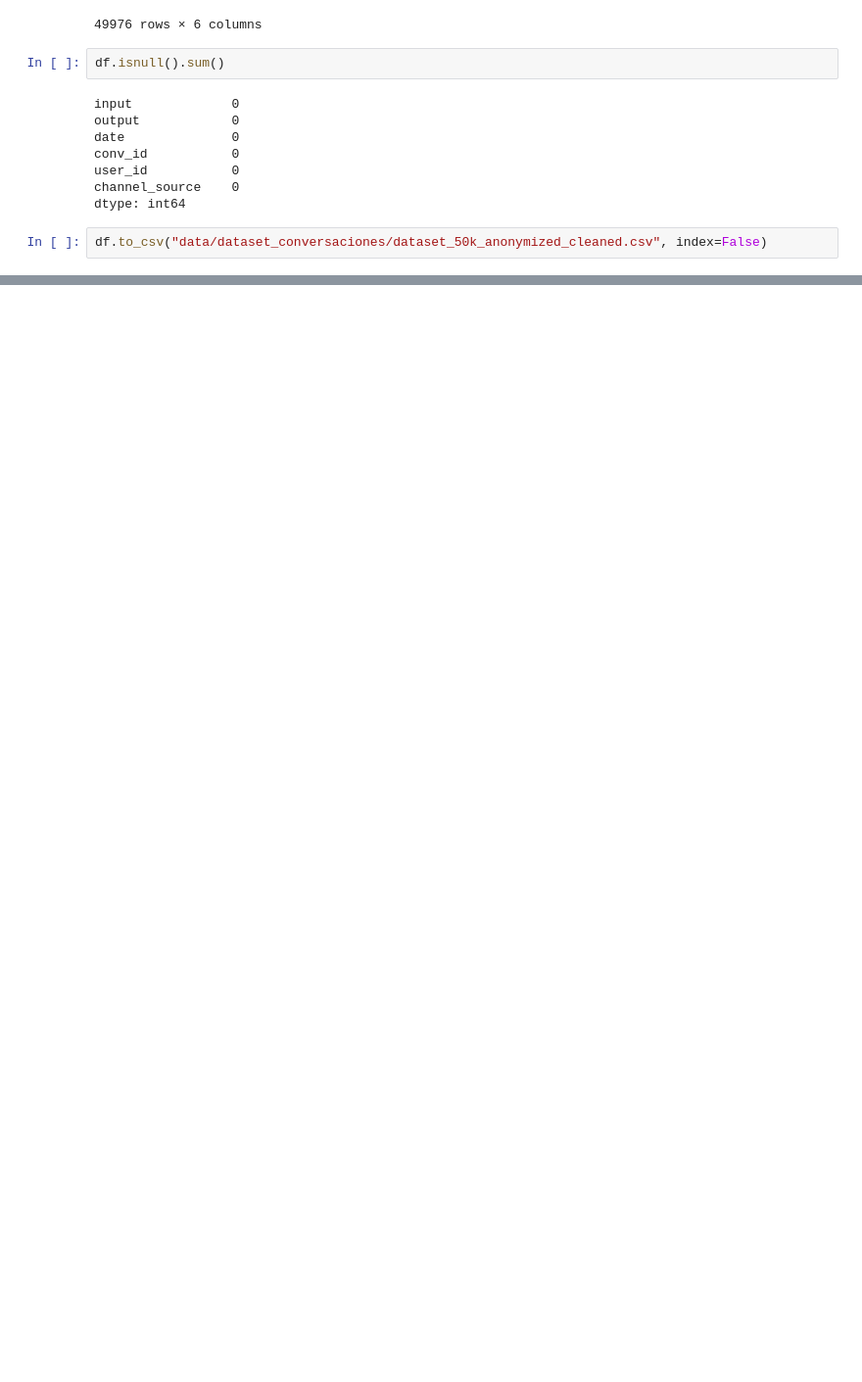
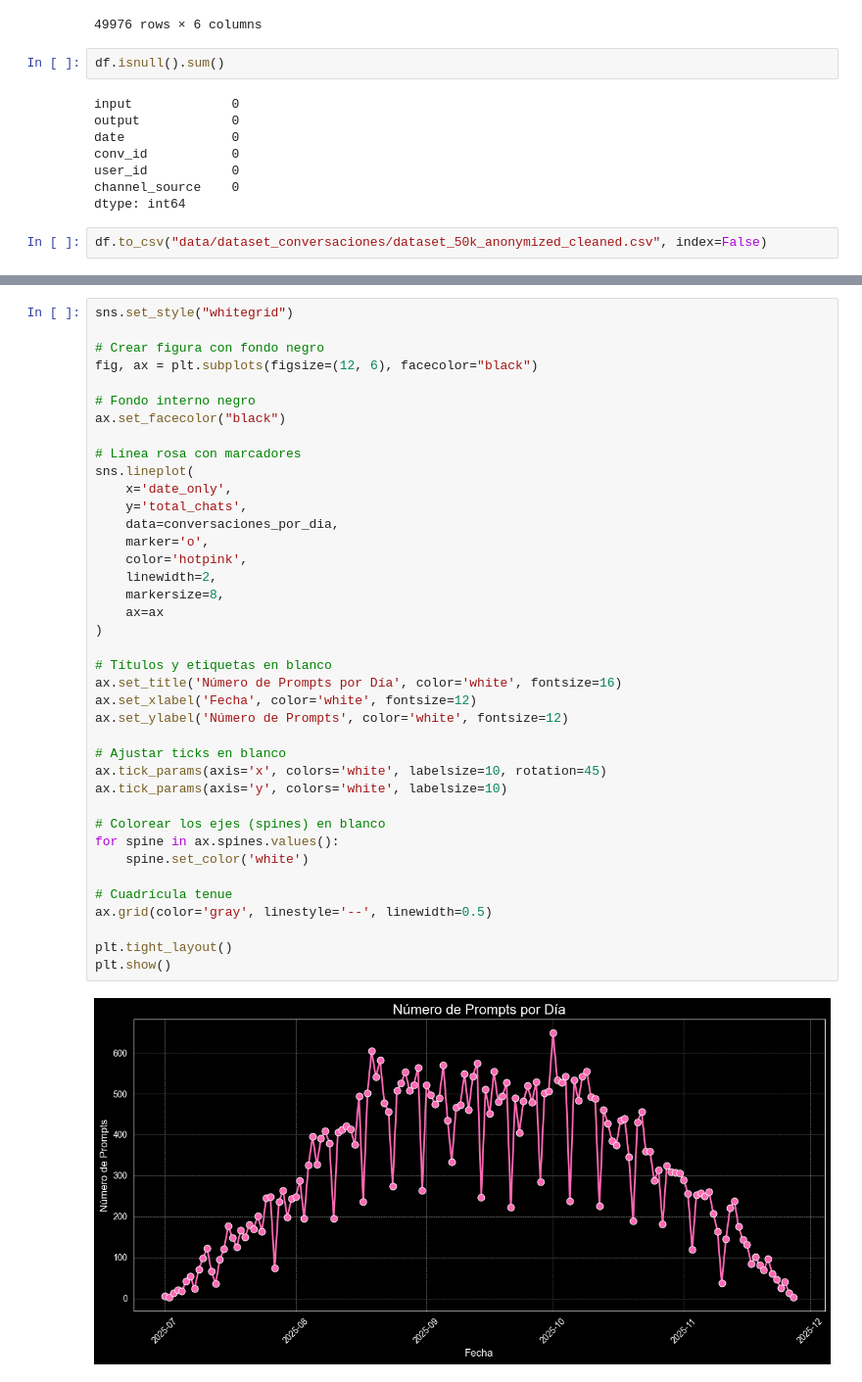
Before and after one commit to Luzdks/Datathon-2026-Wicho, a Jupyter notebook: EDA_datos-conversacionales.ipynb, the cells around one changed output, grey strips where cells are left out. Shown at 98% size. Drawn from its saved outputs; the diff is of its cells as text; blank space fills up the shorter version.

```diff
--- a/EDA_datos-conversacionales.ipynb
+++ b/EDA_datos-conversacionales.ipynb
@@ -98,0 +353,41 @@ df.to_csv("data/dataset_conversaciones/dataset_50k_anonymized_cleaned.csv", inde
+# %%
+sns.set_style("whitegrid")
+
+# Crear figura con fondo negro
+fig, ax = plt.subplots(figsize=(12, 6), facecolor="black")
+
+# Fondo interno negro
+ax.set_facecolor("black")
+
+# Línea rosa con marcadores
+sns.lineplot(
+    x='date_only',
+    y='total_chats',
+    data=conversaciones_por_dia,
+    marker='o',
+    color='hotpink',
+    linewidth=2,
+    markersize=8,
+    ax=ax
+)
+
+# Títulos y etiquetas en blanco
+ax.set_title('Número de Prompts por Día', color='white', fontsize=16)
+ax.set_xlabel('Fecha', color='white', fontsize=12)
+ax.set_ylabel('Número de Prompts', color='white', fontsize=12)
+
+# Ajustar ticks en blanco
+ax.tick_params(axis='x', colors='white', labelsize=10, rotation=45)
+ax.tick_params(axis='y', colors='white', labelsize=10)
+
+# Colorear los ejes (spines) en blanco
+for spine in ax.spines.values():
+    spine.set_color('white')
+
+# Cuadrícula tenue
+ax.grid(color='gray', linestyle='--', linewidth=0.5)
+
+plt.tight_layout()
+plt.show()
+# %% [output]
+[figure, added]
```
Also changed, not shown: parts of 3 cells of this notebook.
